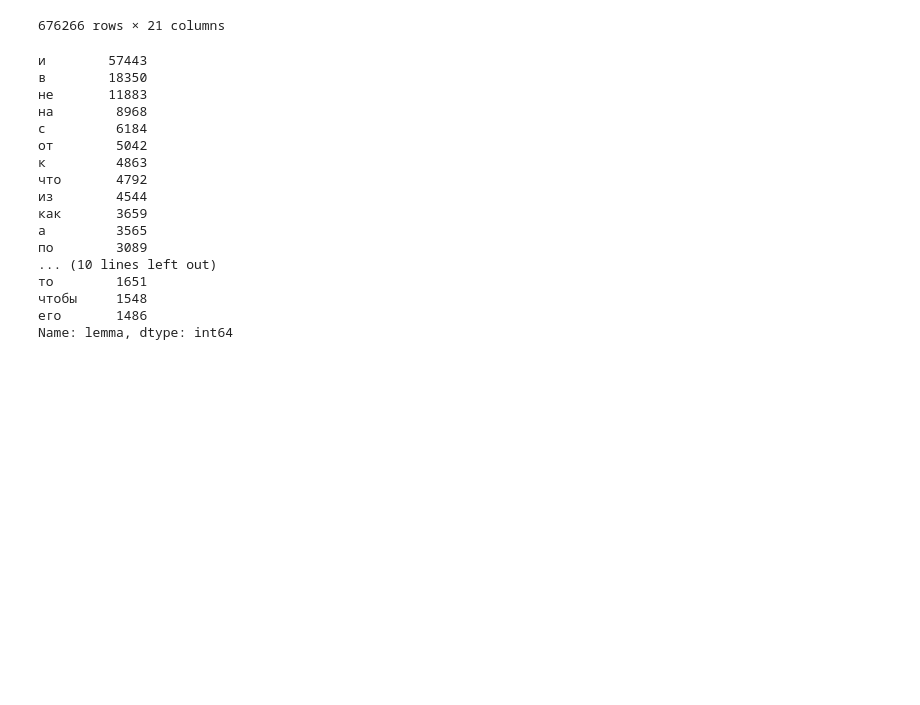
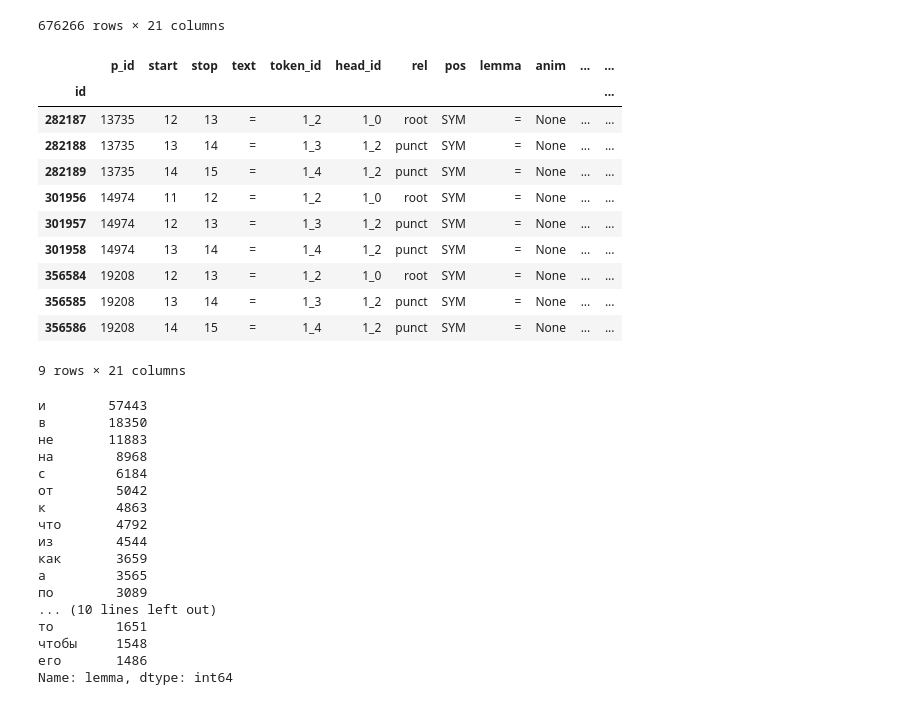
Before and after one commit to kollektivminds/russian-literary-bible, a Jupyter notebook: codebase/bible_processing.ipynb, the cells around one changed output. Saved outputs shown, nothing was run; the diff lists cells and outputs as text; code cells hidden in the pictures; blank space fills up the shorter version.

```diff
--- a/codebase/bible_processing.ipynb
+++ b/codebase/bible_processing.ipynb
@@ -263,6 +367,21 @@ TokenDf
 | 676265 | 37110 | 48 | 52 | вами | 1_8 | 1_4 | nmod | PRON | вы | None | ... | ... |
 | 676266 | 37110 | 54 | 59 | Аминь | 2_1 | 2_0 | root | PROPN | аминь | Inan | ... | ... |
 676266 rows × 21 columns
+# %%
+TokenDf.loc[TokenDf['text'] == '=']
+# %% [output]
+|  | p_id | start | stop | text | token_id | head_id | rel | pos | lemma | anim | ... | ... |
+| id |  |  |  |  |  |  |  |  |  |  |  | ... |
+| 282187 | 13735 | 12 | 13 | = | 1_2 | 1_0 | root | SYM | = | None | ... | ... |
+| 282188 | 13735 | 13 | 14 | = | 1_3 | 1_2 | punct | SYM | = | None | ... | ... |
+| 282189 | 13735 | 14 | 15 | = | 1_4 | 1_2 | punct | SYM | = | None | ... | ... |
+| 301956 | 14974 | 11 | 12 | = | 1_2 | 1_0 | root | SYM | = | None | ... | ... |
+| 301957 | 14974 | 12 | 13 | = | 1_3 | 1_2 | punct | SYM | = | None | ... | ... |
+| 301958 | 14974 | 13 | 14 | = | 1_4 | 1_2 | punct | SYM | = | None | ... | ... |
+| 356584 | 19208 | 12 | 13 | = | 1_2 | 1_0 | root | SYM | = | None | ... | ... |
+| 356585 | 19208 | 13 | 14 | = | 1_3 | 1_2 | punct | SYM | = | None | ... | ... |
+| 356586 | 19208 | 14 | 15 | = | 1_4 | 1_2 | punct | SYM | = | None | ... | ... |
+9 rows × 21 columns
 # %%
 # stopword counts
 
```
Also changed, not shown: parts of 38 cells of this notebook, 5 other files.
